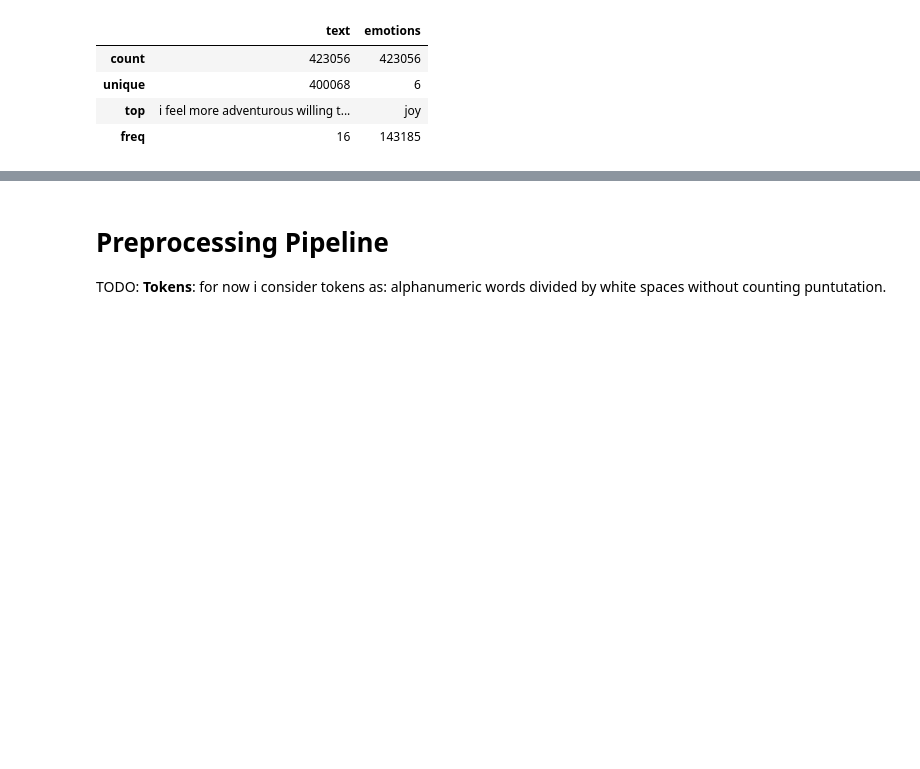
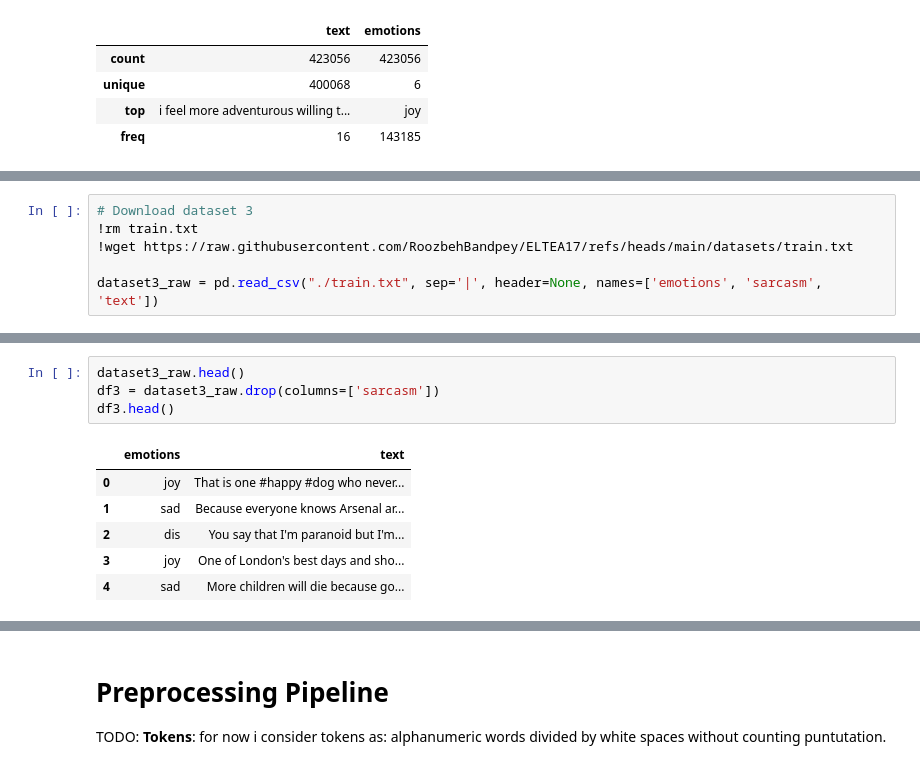
Before and after one commit to moka-co/twitter_emo_classification, a Jupyter notebook: emotion_classification.ipynb, the cells around one changed output, grey strips where cells are left out. Cells and saved outputs as stored; diff of their text form; blank space fills up the shorter version.

Commit message:
add third dataset

```diff
--- a/emotion_classification.ipynb
+++ b/emotion_classification.ipynb
@@ -203,0 +206,6 @@ merged_dataset.describe()
+# %%
+# Download dataset 3
+!rm train.txt
+!wget https://raw.githubusercontent.com/RoozbehBandpey/ELTEA17/refs/heads/main/datasets/train.txt
+
+dataset3_raw = pd.read_csv("./train.txt", sep='|', header=None, names=['emotions', 'sarcasm', 'text'])
@@ -203,0 +233,11 @@ merged_dataset.describe()
+# %%
+dataset3_raw.head()
+df3 = dataset3_raw.drop(columns=['sarcasm'])
+df3.head()
+# %% [output]
+|  | emotions | text |
+| 0 | joy | That is one #happy #dog who never... |
+| 1 | sad | Because everyone knows Arsenal ar... |
+| 2 | dis | You say that I'm paranoid but I'm... |
+| 3 | joy | One of London's best days and sho... |
+| 4 | sad | More children will die because go... |
```
Also changed, not shown: parts of 46 cells of this notebook.
